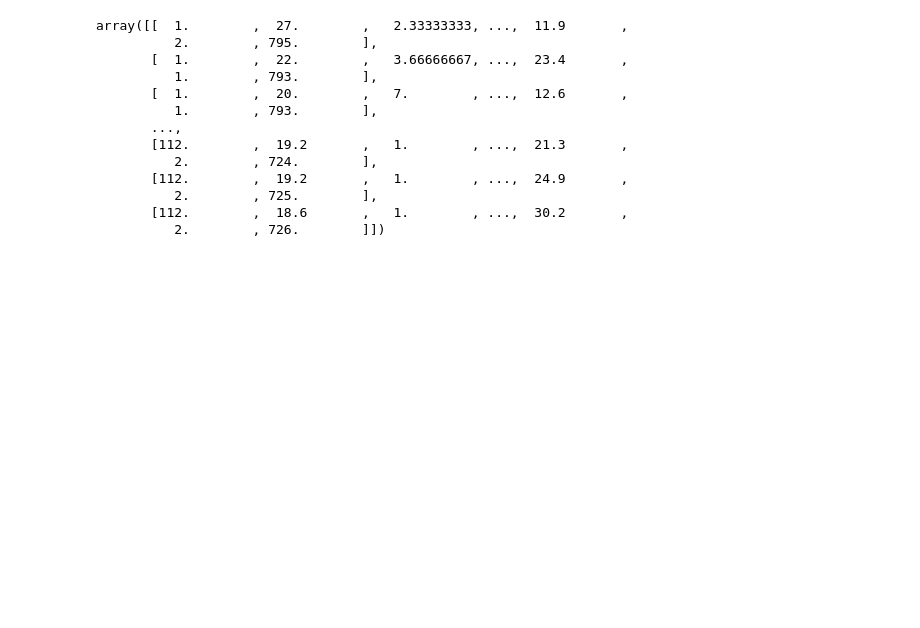
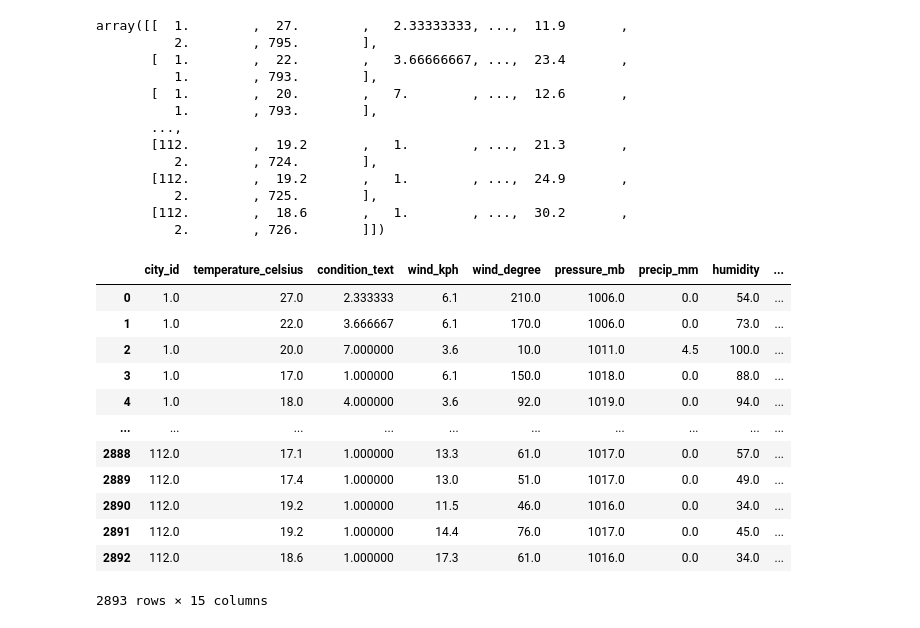
Before and after one commit to KavinduRanasinghe/DataDragons---Predicta-1.0-P220, a Jupyter notebook: Predicta 1.0 - Classify the Weather/Predicta 1.0 - Classify the Weather - Classification.ipynb, the cells around one changed output. Drawn from its saved outputs; the diff is of its cells as text; code cells hidden in the pictures; blank space fills up the shorter version.

```diff
--- a/Predicta 1.0 - Classify the Weather/Predicta 1.0 - Classify the Weather - Classification.ipynb
+++ b/Predicta 1.0 - Classify the Weather/Predicta 1.0 - Classify the Weather - Classification.ipynb
@@ -215,3 +209,22 @@ array([[  1.        ,  27.        ,   2.33333333, ...,  11.9       ,
           2.        , 725.        ],
        [112.        ,  18.6       ,   1.        , ...,  30.2       ,
           2.        , 726.        ]])
+# %%
+col_names = ['city_id','temperature_celsius','condition_text', 'wind_kph', 'wind_degree', 'pressure_mb',
+    'precip_mm', 'humidity', 'cloud', 'feels_like_celsius', 'visibility_km', 'uv_index', 'gust_kph', 'air_quality_us-epa-index','daylight_duration']
+df_filled = pd.DataFrame(df_filled, columns=col_names)
+df_filled
+# %% [output]
+|  | city_id | temperature_celsius | condition_text | wind_kph | wind_degree | pressure_mb | precip_mm | humidity | ... |
+| 0 | 1.0 | 27.0 | 2.333333 | 6.1 | 210.0 | 1006.0 | 0.0 | 54.0 | ... |
+| 1 | 1.0 | 22.0 | 3.666667 | 6.1 | 170.0 | 1006.0 | 0.0 | 73.0 | ... |
+| 2 | 1.0 | 20.0 | 7.000000 | 3.6 | 10.0 | 1011.0 | 4.5 | 100.0 | ... |
+| 3 | 1.0 | 17.0 | 1.000000 | 6.1 | 150.0 | 1018.0 | 0.0 | 88.0 | ... |
+| 4 | 1.0 | 18.0 | 4.000000 | 3.6 | 92.0 | 1019.0 | 0.0 | 94.0 | ... |
+| ... | ... | ... | ... | ... | ... | ... | ... | ... | ... |
+| 2888 | 112.0 | 17.1 | 1.000000 | 13.3 | 61.0 | 1017.0 | 0.0 | 57.0 | ... |
+| 2889 | 112.0 | 17.4 | 1.000000 | 13.0 | 51.0 | 1017.0 | 0.0 | 49.0 | ... |
+| 2890 | 112.0 | 19.2 | 1.000000 | 11.5 | 46.0 | 1016.0 | 0.0 | 34.0 | ... |
+| 2891 | 112.0 | 19.2 | 1.000000 | 14.4 | 76.0 | 1017.0 | 0.0 | 45.0 | ... |
+| 2892 | 112.0 | 18.6 | 1.000000 | 17.3 | 61.0 | 1016.0 | 0.0 | 34.0 | ... |
+2893 rows × 15 columns
```
Also changed, not shown: parts of 6 cells of this notebook.
